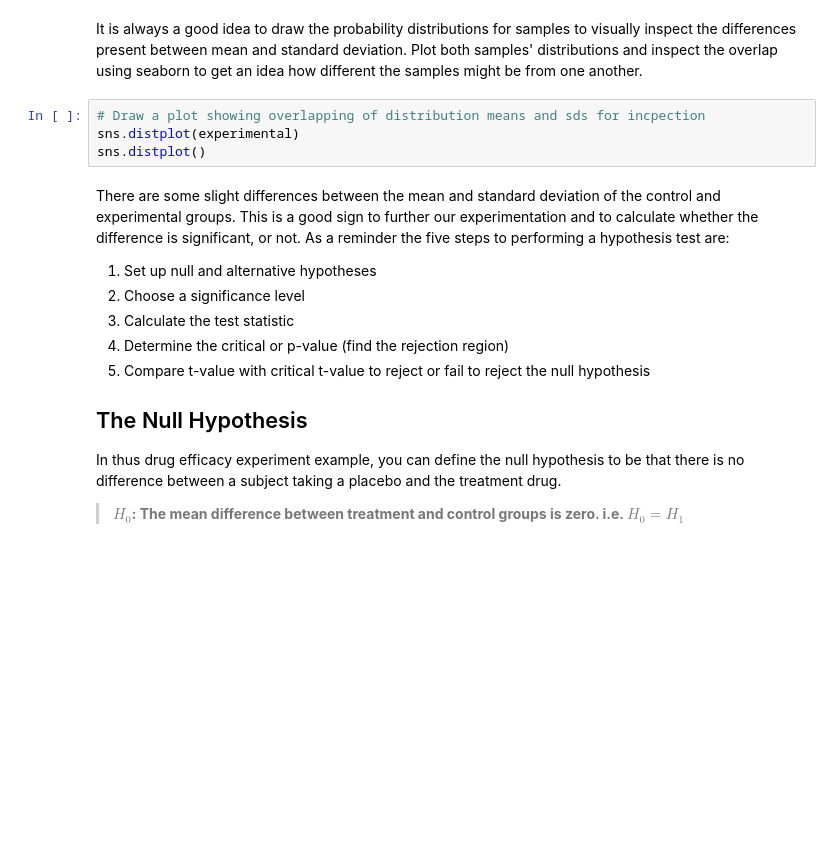
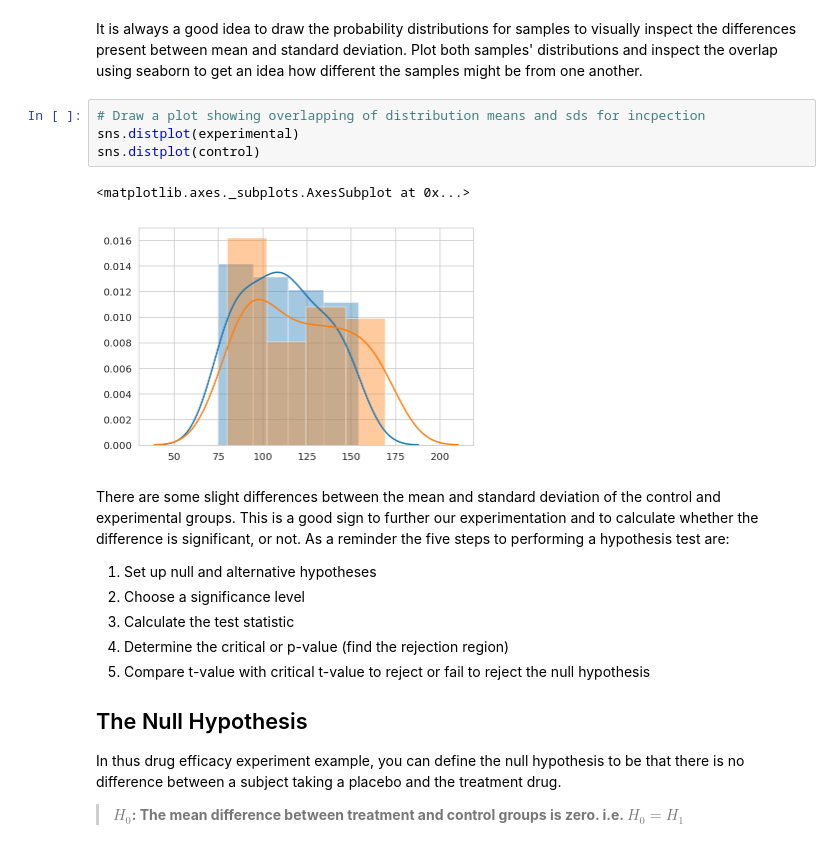
Before and after one commit to fleralle/dsc-two-sample-t-tests-lab-houston-ds-042219, a Jupyter notebook: index.ipynb, the cells around one changed output. Saved outputs shown, nothing was run; the diff lists cells and outputs as text; blank space fills up the shorter version.

```diff
--- a/index.ipynb
+++ b/index.ipynb
@@ -57,7 +57,10 @@ Plot both samples' distributions and inspect the overlap using seaborn to get an
 # %%
 # Draw a plot showing overlapping of distribution means and sds for incpection
 sns.distplot(experimental)
-sns.distplot()
+sns.distplot(control)
+# %% [output]
+<matplotlib.axes._subplots.AxesSubplot at 0x...>
+[figure, added]
 # %% [markdown]
 There are some slight differences between the mean and standard deviation of the control and experimental groups. This is a good sign to further our experimentation and to calculate whether the difference is significant, or not. As a reminder the five steps to performing a hypothesis test are:
 
```
